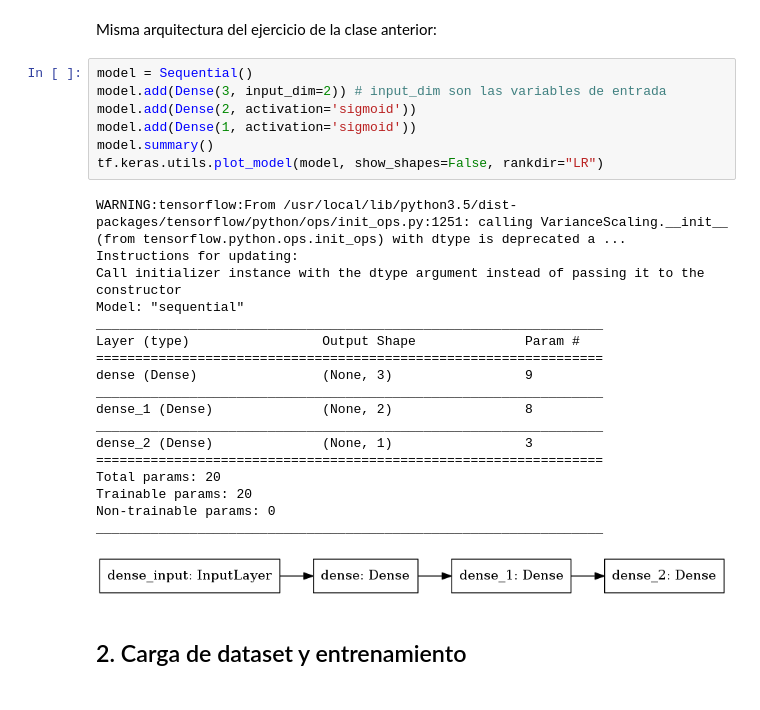
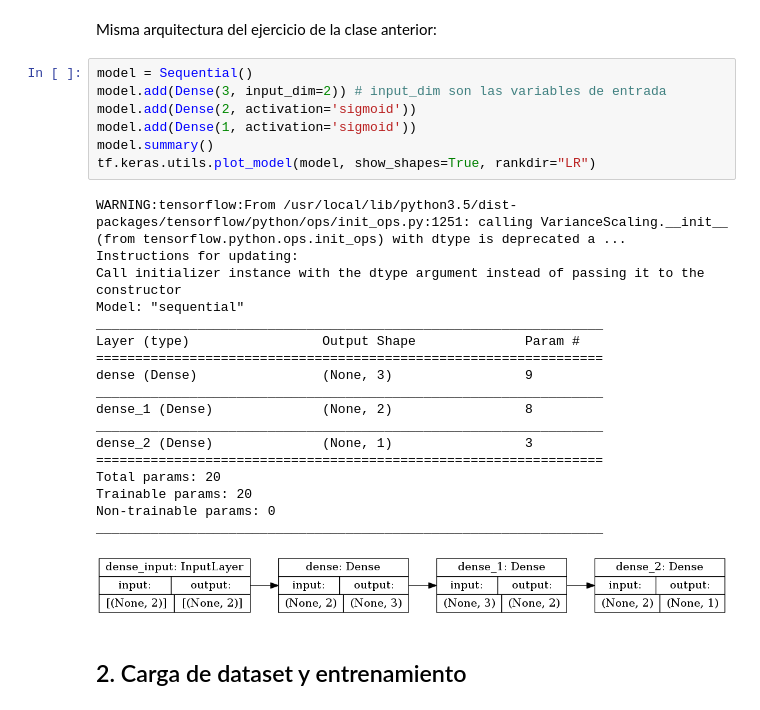
Before and after one commit to nhorro/ceai2020, a Jupyter notebook: deep_learning/clase_3/EjercicioKeras.ipynb, the cells around one changed output. Cells and saved outputs as stored; diff of their text form.

```diff
--- a/deep_learning/clase_3/EjercicioKeras.ipynb
+++ b/deep_learning/clase_3/EjercicioKeras.ipynb
@@ -23,29 +25,29 @@ Misma arquitectura del ejercicio de la clase anterior:
 # %%
 model = Sequential()
 model.add(Dense(3, input_dim=2)) # input_dim son las variables de entrada
 model.add(Dense(2, activation='sigmoid'))
 model.add(Dense(1, activation='sigmoid'))
 model.summary()
-tf.keras.utils.plot_model(model, show_shapes=False, rankdir="LR")
+tf.keras.utils.plot_model(model, show_shapes=True, rankdir="LR")
 # %% [output]
 WARNING:tensorflow:From /usr/local/lib/python3.5/dist-packages/tensorflow/python/ops/init_ops.py:1251: calling VarianceScaling.__init__ (from tensorflow.python.ops.init_ops) with dtype is deprecated a ...
 Instructions for updating:
 Call initializer instance with the dtype argument instead of passing it to the constructor
 Model: "sequential"
 _________________________________________________________________
 Layer (type)                 Output Shape              Param #
 =================================================================
 dense (Dense)                (None, 3)                 9
 _________________________________________________________________
 dense_1 (Dense)              (None, 2)                 8
 _________________________________________________________________
 dense_2 (Dense)              (None, 1)                 3
 =================================================================
 Total params: 20
 Trainable params: 20
 Non-trainable params: 0
 _________________________________________________________________
-[figure, old version]
+[figure, new version]
 # %% [markdown]
 ## 2. Carga de dataset y entrenamiento
 # %%
```
Also changed, not shown: parts of 4 cells of this notebook, 4 other files.
